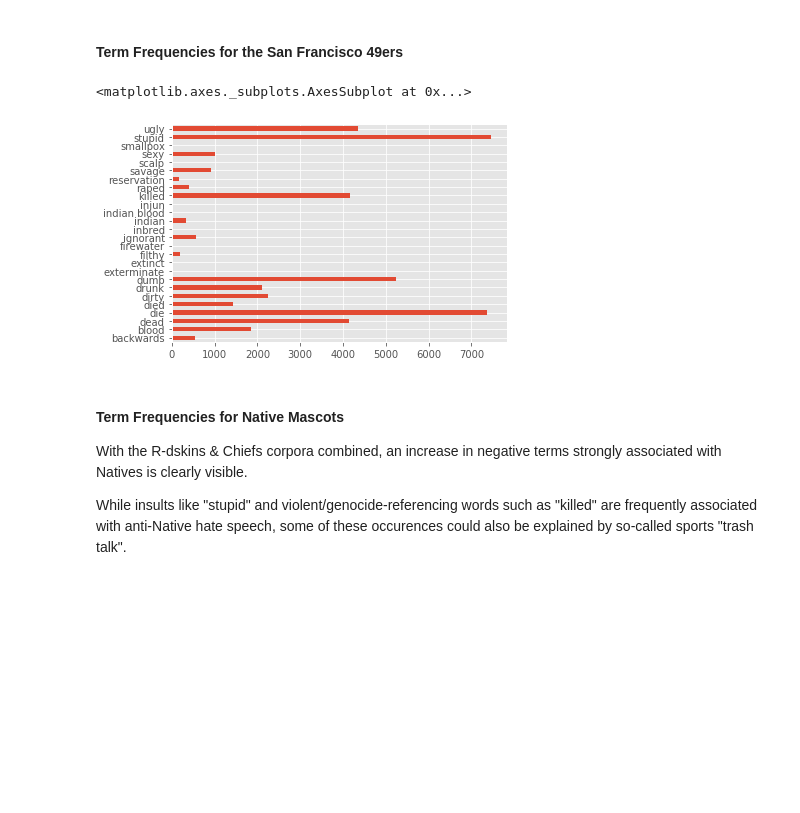
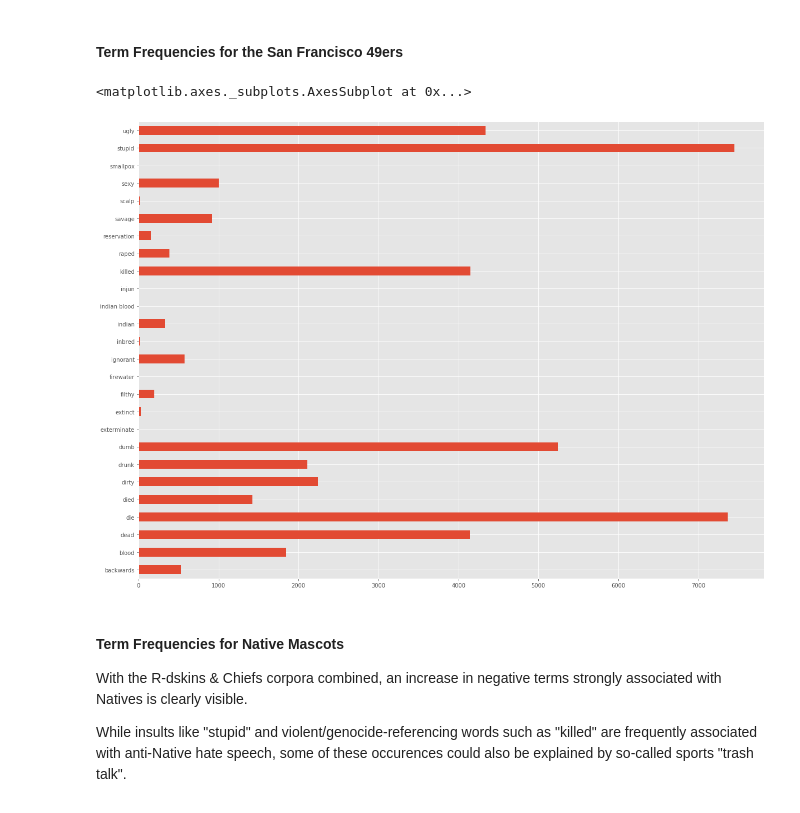
Before and after one commit to IndigenousEngineering/Not_Your_Mascot, a Jupyter notebook: Not_Your_Mascot_full.ipynb, the cells around one changed output. Saved outputs shown, nothing was run; the diff lists cells and outputs as text; code cells hidden in the pictures; blank space fills up the shorter version.

```diff
--- a/Not_Your_Mascot_full.ipynb
+++ b/Not_Your_Mascot_full.ipynb
@@ -1436,10 +1436,10 @@ Native_mascots_df.head()
 # %%
 # 49ers term frequencies
 
-sf_49ers_terms_full_df['term'].value_counts().sort_index().plot.barh()
+sf_49ers_terms_full_df['term'].value_counts().sort_index().plot.barh(figsize=(20,15))
 # %% [output]
 <matplotlib.axes._subplots.AxesSubplot at 0x...>
-[figure, old version]
+[figure, new version]
 # %% [markdown]
 #### Term Frequencies for Native Mascots
 
```
Also changed, not shown: parts of 17 cells of this notebook.
